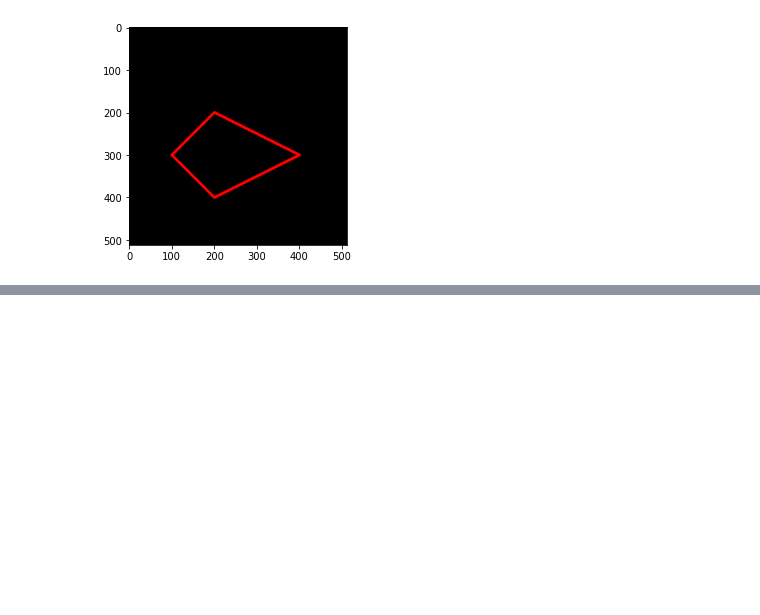
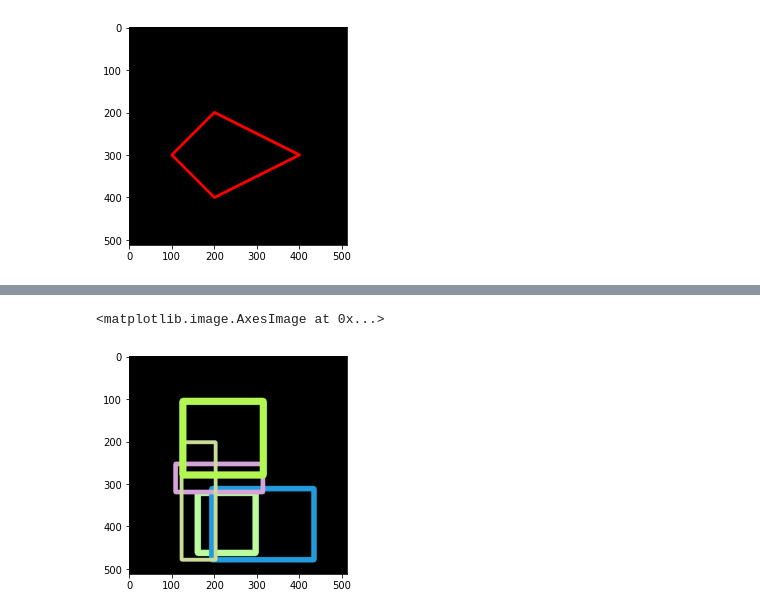
Before and after one commit to genadidharma/pcvk-week-01, a Jupyter notebook: Week 2.ipynb, the cells around one changed output, grey strips where cells are left out. Drawn from its saved outputs; the diff is of its cells as text; code cells hidden in the pictures; blank space fills up the shorter version.

```diff
--- a/Week 2.ipynb
+++ b/Week 2.ipynb
@@ -145,0 +190,14 @@ plt.imshow(black_img2)
+# %%
+from random import randint
+
+# make 2d geometry starting with black image
+black_img = np.zeros(shape=(512, 512, 3), dtype=np.int16)
+
+# loop 5 iterations to draw rectangle with random width & height points, random colors and thickness
+for _ in range(0, 5):
+  cv.rectangle(black_img, pt1=(randint(0, 512),randint(0, 512)), pt2=(randint(0, 512),randint(0, 512)), color=(randint(0, 255),randint(0, 255),randint(0, 255)), thickness=randint(5,15))
+
+plt.imshow(black_img)
+# %% [output]
+<matplotlib.image.AxesImage at 0x...>
+[figure, added]
```
Also changed, not shown: parts of 12 cells of this notebook.
